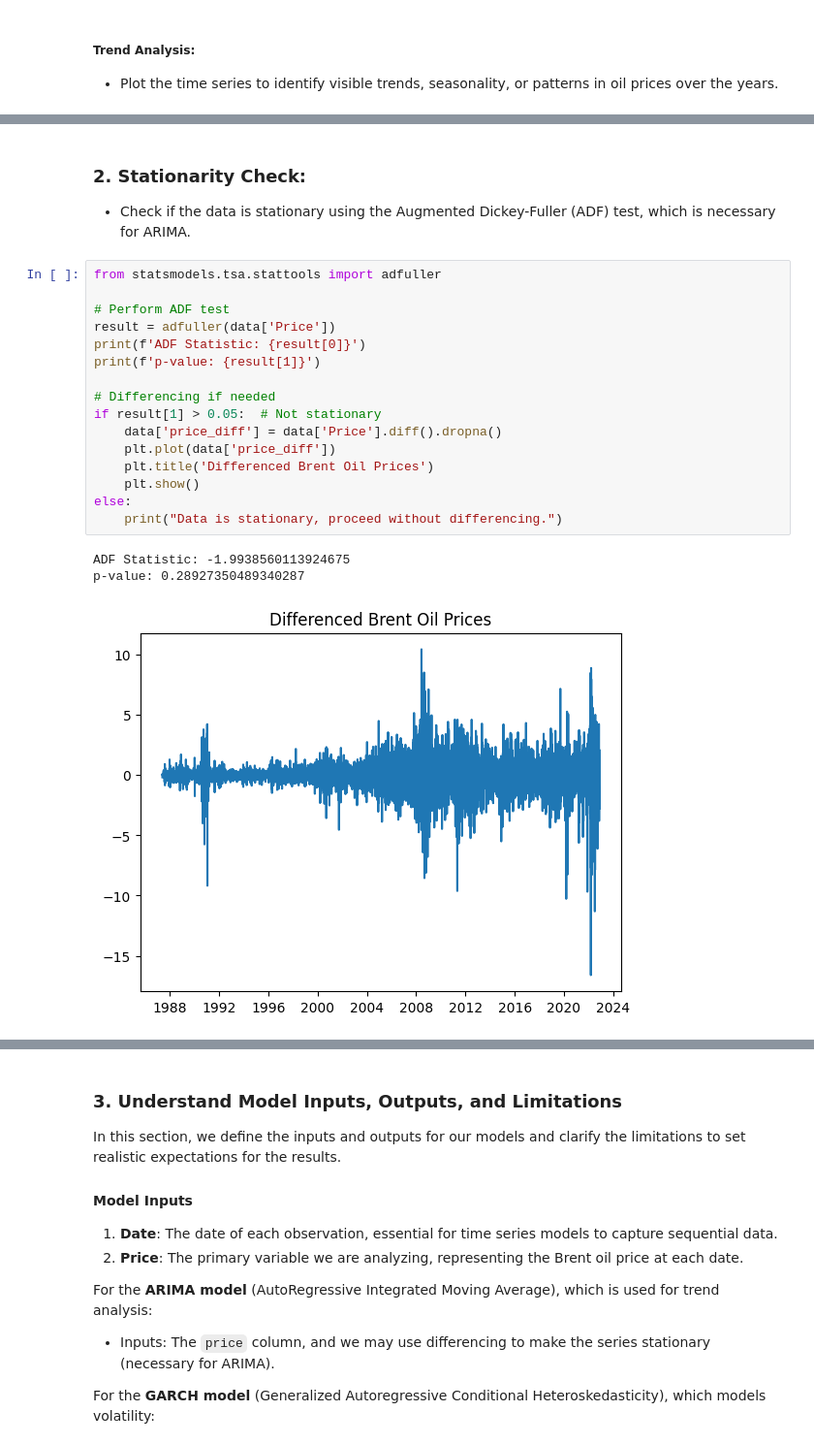
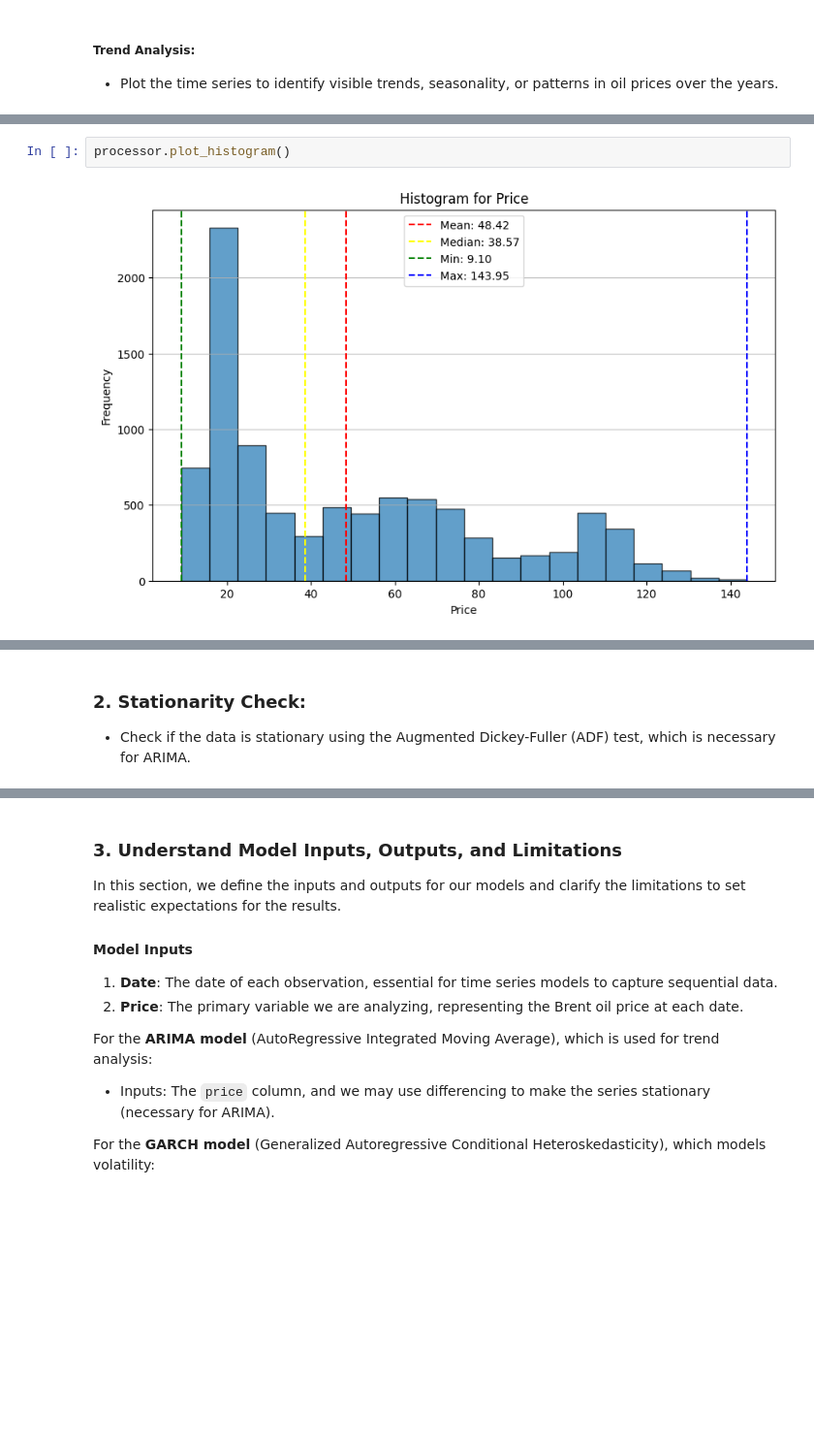
Before and after one commit to getahunTiruneh/Brent-Oil-Impact-Analysis-and-Price-Forecasting, a Jupyter notebook: notebooks/oil_price_EDA.ipynb, the cells around one changed output, grey strips where cells are left out. Shown at 97% size. Cells and saved outputs as stored; diff of their text form; blank space fills up the shorter version.

```diff
--- a/notebooks/oil_price_EDA.ipynb
+++ b/notebooks/oil_price_EDA.ipynb
@@ -83,0 +95,4 @@ plt.show()
+# %%
+processor.plot_histogram()
+# %% [output]
+[figure, added]
@@ -84,23 +100,3 @@ plt.show()
 # %% [markdown]
 ### 2. Stationarity Check:
 - Check if the data is stationary using the Augmented Dickey-Fuller (ADF) test, which is necessary for ARIMA.
-# %%
-from statsmodels.tsa.stattools import adfuller
-
-# Perform ADF test
-result = adfuller(data['Price'])
-print(f'ADF Statistic: {result[0]}')
-print(f'p-value: {result[1]}')
-
-# Differencing if needed
-if result[1] > 0.05:  # Not stationary
-    data['price_diff'] = data['Price'].diff().dropna()
-    plt.plot(data['price_diff'])
-    plt.title('Differenced Brent Oil Prices')
-    plt.show()
-else:
-    print("Data is stationary, proceed without differencing.")
-# %% [output]
-ADF Statistic: -1.9938560113924675
-p-value: 0.28927350489340287
-[figure, removed]
```
Also changed, not shown: parts of 19 cells of this notebook, 1 other file.
